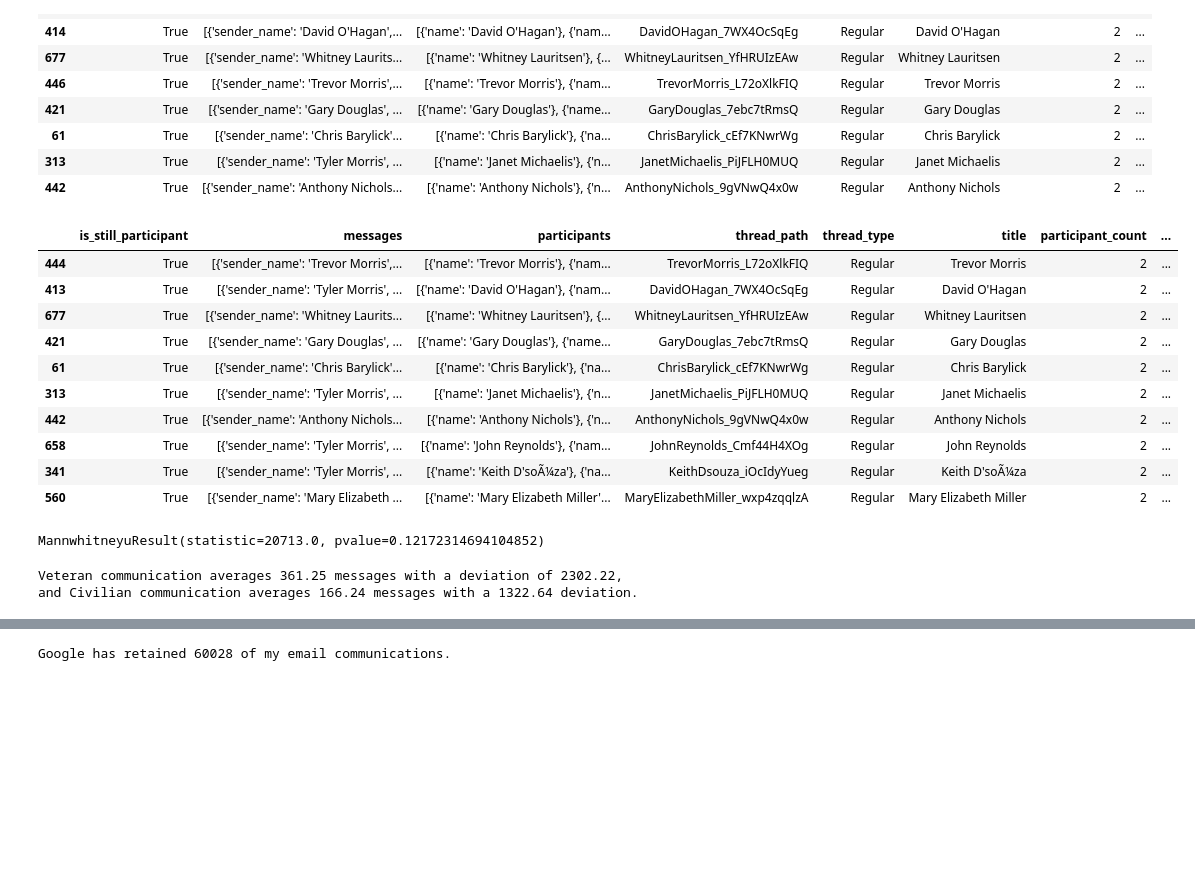
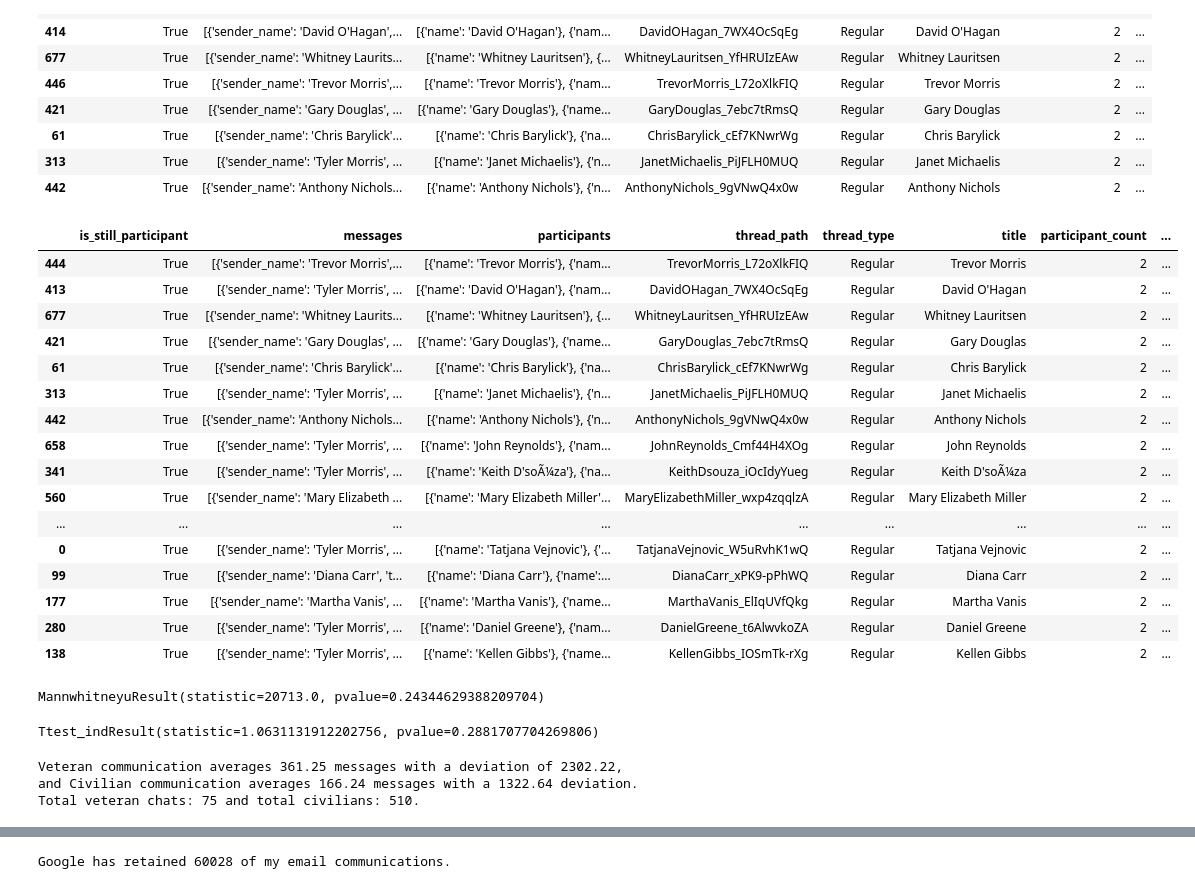
Before and after one commit to Tyler-Owen-Morris/capstone1, a Jupyter notebook: Facebook_EDA.ipynb, the cells around one changed output, grey strips where cells are left out. Saved outputs shown, nothing was run; the diff lists cells and outputs as text; code cells hidden in the pictures; blank space fills up the shorter version.

```diff
--- a/Facebook_EDA.ipynb
+++ b/Facebook_EDA.ipynb
@@ -396,24 +402,31 @@ most_chatty_df.head(10)
 # %%
 # Manually consolidating the handfull of repeat entries.
 most_chatty_df.at[444,'msg_count'] = 27554 #update Trevor
 most_chatty_df.at[413,'msg_count'] = 19688 #update David
 
-consolidated_df = most_chatty_df.drop([445, 414, 446])
-consolidated_df.head(10)
+consolidated_df = most_chatty_df.drop([445, 414, 446]) #remove the duplicate entries
+consolidated_df.head(20)
 # %% [output]
 |  | is_still_participant | messages | participants | thread_path | thread_type | title | participant_count | ... |
 | 444 | True | [{'sender_name': 'Trevor Morris',... | [{'name': 'Trevor Morris'}, {'nam... | TrevorMorris_L72oXlkFIQ | Regular | Trevor Morris | 2 | ... |
 | 413 | True | [{'sender_name': 'Tyler Morris', ... | [{'name': 'David O'Hagan'}, {'nam... | DavidOHagan_7WX4OcSqEg | Regular | David O'Hagan | 2 | ... |
 | 677 | True | [{'sender_name': 'Whitney Laurits... | [{'name': 'Whitney Lauritsen'}, {... | WhitneyLauritsen_YfHRUIzEAw | Regular | Whitney Lauritsen | 2 | ... |
 | 421 | True | [{'sender_name': 'Gary Douglas', ... | [{'name': 'Gary Douglas'}, {'name... | GaryDouglas_7ebc7tRmsQ | Regular | Gary Douglas | 2 | ... |
 | 61 | True | [{'sender_name': 'Chris Barylick'... | [{'name': 'Chris Barylick'}, {'na... | ChrisBarylick_cEf7KNwrWg | Regular | Chris Barylick | 2 | ... |
 | 313 | True | [{'sender_name': 'Tyler Morris', ... | [{'name': 'Janet Michaelis'}, {'n... | JanetMichaelis_PiJFLH0MUQ | Regular | Janet Michaelis | 2 | ... |
 | 442 | True | [{'sender_name': 'Anthony Nichols... | [{'name': 'Anthony Nichols'}, {'n... | AnthonyNichols_9gVNwQ4x0w | Regular | Anthony Nichols | 2 | ... |
 | 658 | True | [{'sender_name': 'Tyler Morris', ... | [{'name': 'John Reynolds'}, {'nam... | JohnReynolds_Cmf44H4XOg | Regular | John Reynolds | 2 | ... |
 | 341 | True | [{'sender_name': 'Tyler Morris', ... | [{'name': 'Keith D'soÃ¼za'}, {'na... | KeithDsouza_iOcIdyYueg | Regular | Keith D'soÃ¼za | 2 | ... |
 | 560 | True | [{'sender_name': 'Mary Elizabeth ... | [{'name': 'Mary Elizabeth Miller'... | MaryElizabethMiller_wxp4zqqlzA | Regular | Mary Elizabeth Miller | 2 | ... |
+| ... | ... | ... | ... | ... | ... | ... | ... | ... |
+| 0 | True | [{'sender_name': 'Tyler Morris', ... | [{'name': 'Tatjana Vejnovic'}, {'... | TatjanaVejnovic_W5uRvhK1wQ | Regular | Tatjana Vejnovic | 2 | ... |
+| 99 | True | [{'sender_name': 'Diana Carr', 't... | [{'name': 'Diana Carr'}, {'name':... | DianaCarr_xPK9-pPhWQ | Regular | Diana Carr | 2 | ... |
+| 177 | True | [{'sender_name': 'Martha Vanis', ... | [{'name': 'Martha Vanis'}, {'name... | MarthaVanis_ElIqUVfQkg | Regular | Martha Vanis | 2 | ... |
+| 280 | True | [{'sender_name': 'Tyler Morris', ... | [{'name': 'Daniel Greene'}, {'nam... | DanielGreene_t6AlwvkoZA | Regular | Daniel Greene | 2 | ... |
+| 138 | True | [{'sender_name': 'Tyler Morris', ... | [{'name': 'Kellen Gibbs'}, {'name... | KellenGibbs_IOSmTk-rXg | Regular | Kellen Gibbs | 2 | ... |
 # %%
 import scipy.stats as stats
+
 vet_sample = consolidated_df[consolidated_df['vets']==1]
 vet_sample = vet_sample[vet_sample['participant_count']==2]
 #vet_sample = vet_sample[vet_sample['msg_count']<9999]
@@ -421,17 +434,23 @@ civ_sample = consolidated_df[consolidated_df['vets']==0]
 civ_sample = civ_sample[civ_sample['participant_count']==2]
 #civ_sample = civ_sample[civ_sample['msg_count']<9999]
 
-dist = stats.mannwhitneyu(vet_sample['msg_count'], civ_sample['msg_count'], alternative="greater")
+dist = stats.mannwhitneyu(vet_sample['msg_count'], civ_sample['msg_count'], alternative="two-sided")
 dist
 # %% [output]
-MannwhitneyuResult(statistic=20713.0, pvalue=0.12172314694104852)
+MannwhitneyuResult(statistic=20713.0, pvalue=0.24344629388209704)
+# %%
+res = stats.ttest_ind(vet_sample['msg_count'], civ_sample['msg_count'])
+res
+# %% [output]
+Ttest_indResult(statistic=1.0631131912202756, pvalue=0.2881707704269806)
 # %%
 v_m = vet_sample['msg_count'].mean()
 v_std = vet_sample['msg_count'].std()
 c_m = civ_sample['msg_count'].mean()
 c_std = civ_sample['msg_count'].std()
 
-print("Veteran communication averages {:2.2f} messages with a deviation of {:2.2f}, \nand Civilian communication averages {:2.2f} messages with a {:2.2f} deviation.".format(v_m, v_std, c_m, c_std))
+print("Veteran communication averages {:2.2f} messages with a deviation of {:2.2f}, \nand Civilian communication averages {:2.2f} messages with a {:2.2f} deviation.\nTotal veteran chats: {} and total civilians: {}.".format(v_m, v_std, c_m, c_std, vet_sample['msg_count'].count(), civ_sample['msg_count'].count()))
 # %% [output]
 Veteran communication averages 361.25 messages with a deviation of 2302.22,
 and Civilian communication averages 166.24 messages with a 1322.64 deviation.
+Total veteran chats: 75 and total civilians: 510.
```
Also changed, not shown: parts of 5 cells of this notebook, 11 other files.
